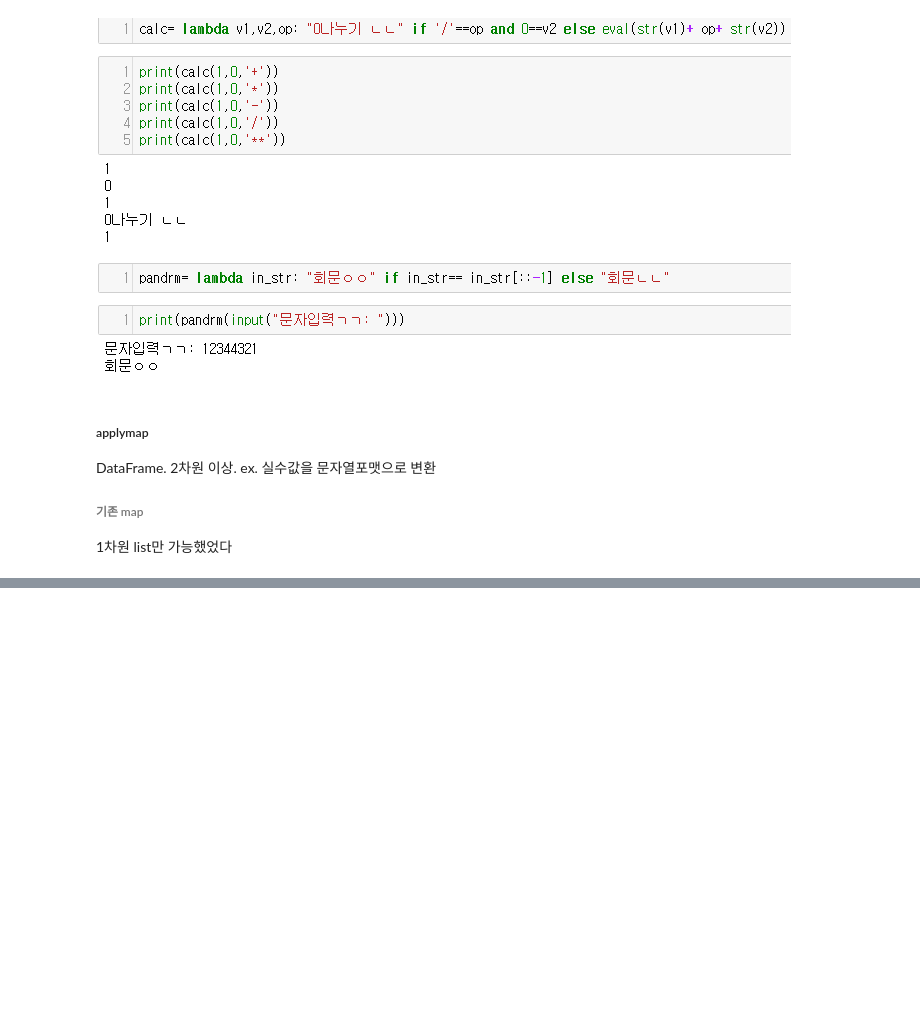
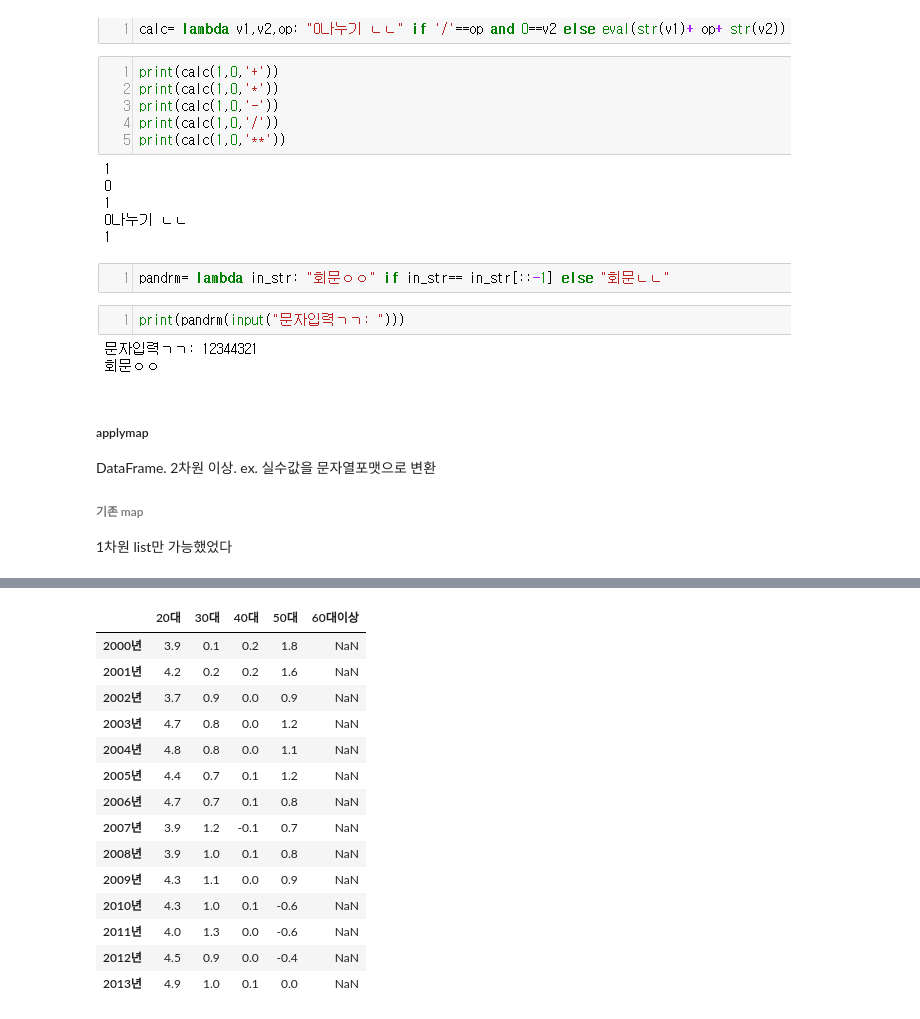
Before and after one commit to firstock/dataAnal_py_basic, a Jupyter notebook: popularPkg/XXpandas_is_unique_reindex_fill_select_sort_rank.ipynb, the cells around one changed output, grey strips where cells are left out. Drawn from its saved outputs; the diff is of its cells as text; code cells hidden in the pictures; blank space fills up the shorter version.

```diff
--- a/popularPkg/XXpandas_is_unique_reindex_fill_select_sort_rank.ipynb
+++ b/popularPkg/XXpandas_is_unique_reindex_fill_select_sort_rank.ipynb
@@ -67,9 +67,9 @@ df= pd.read_table("data/ex_180308.txt", header= None); df
 | 12 | 7.5 | 3.0 | 2.1 | 2.1 | 2.5 |
 | 13 | 7.9 | 3.0 | 2.0 | 1.9 | 1.9 |
 # %%
-cols= ['%d대'%(10*i) for i in range(2,6,1)]
+cols= ['%d대'%(10*i) for i in range(2,6)]
 cols.append('60대이상')
-indexes= ['%d년'%i for i in range(2000,2014,1)]
+indexes= ['%d년'%i for i in range(2000,2014)]
 df.columns= cols
 df.index= indexes
 df
@@ -101,0 +122,18 @@ DataFrame. 2차원 이상. ex. 실수값을 문자열포맷으로 변환
+# %%
+df.diff(-1,1) #20대- 30대. (범위_기본값1, 축)
+# %% [output]
+|  | 20대 | 30대 | 40대 | 50대 | 60대이상 |
+| 2000년 | 3.9 | 0.1 | 0.2 | 1.8 | NaN |
+| 2001년 | 4.2 | 0.2 | 0.2 | 1.6 | NaN |
+| 2002년 | 3.7 | 0.9 | 0.0 | 0.9 | NaN |
+| 2003년 | 4.7 | 0.8 | 0.0 | 1.2 | NaN |
+| 2004년 | 4.8 | 0.8 | 0.0 | 1.1 | NaN |
+| 2005년 | 4.4 | 0.7 | 0.1 | 1.2 | NaN |
+| 2006년 | 4.7 | 0.7 | 0.1 | 0.8 | NaN |
+| 2007년 | 3.9 | 1.2 | -0.1 | 0.7 | NaN |
+| 2008년 | 3.9 | 1.0 | 0.1 | 0.8 | NaN |
+| 2009년 | 4.3 | 1.1 | 0.0 | 0.9 | NaN |
+| 2010년 | 4.3 | 1.0 | 0.1 | -0.6 | NaN |
+| 2011년 | 4.0 | 1.3 | 0.0 | -0.6 | NaN |
+| 2012년 | 4.5 | 0.9 | 0.0 | -0.4 | NaN |
+| 2013년 | 4.9 | 1.0 | 0.1 | 0.0 | NaN |
```
Also changed, not shown: parts of 25 cells of this notebook.
